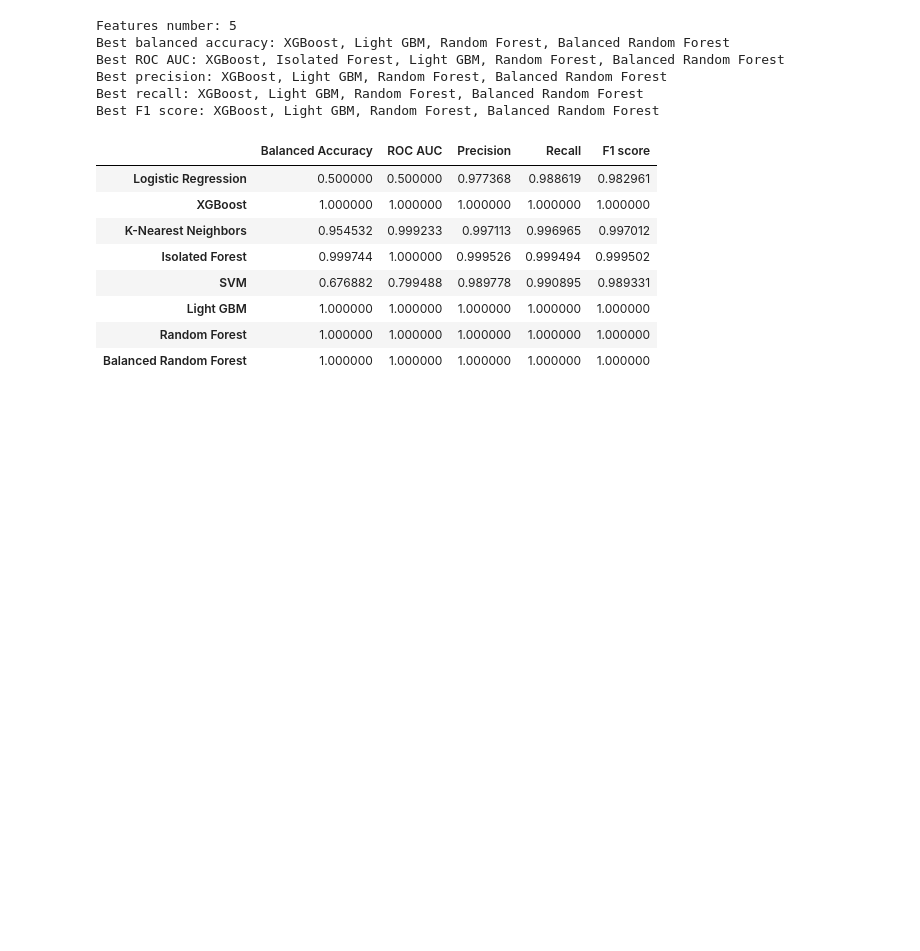
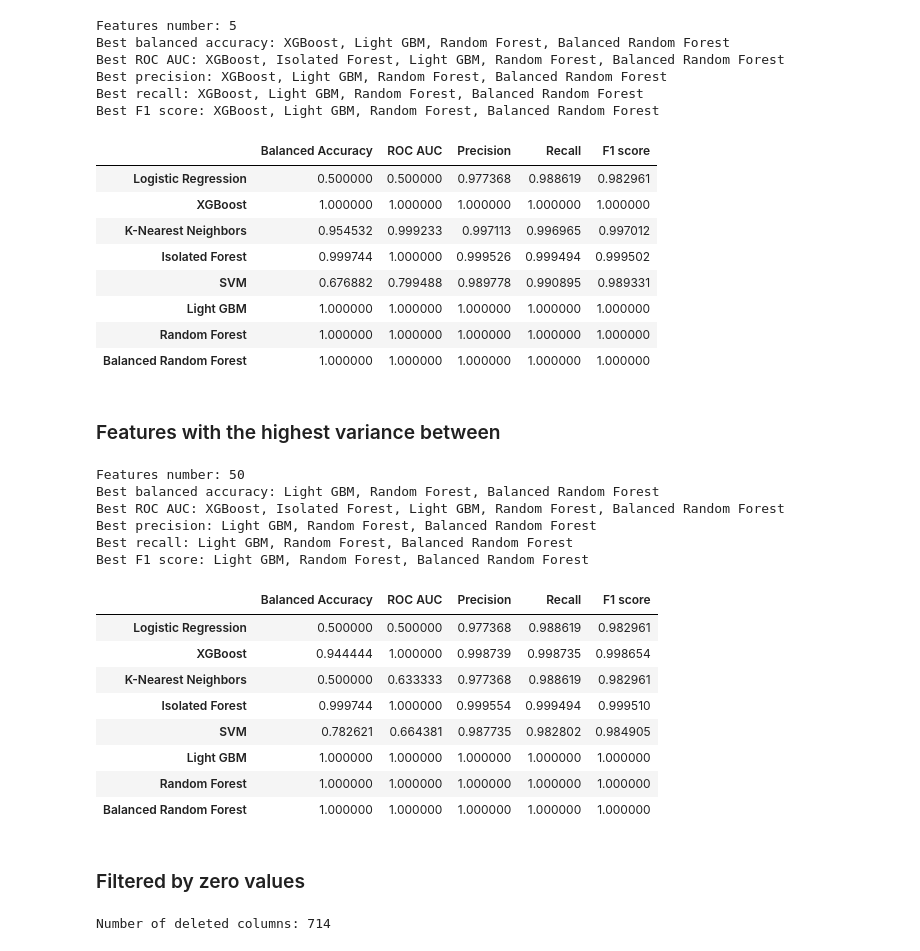
Before and after one commit to melehean/CTC-Detection, a Jupyter notebook: compare_models_by_type_t1_dataset.ipynb, the cells around one changed output. Drawn from its saved outputs; the diff is of its cells as text; code cells hidden in the pictures; blank space fills up the shorter version.

```diff
--- a/compare_models_by_type_t1_dataset.ipynb
+++ b/compare_models_by_type_t1_dataset.ipynb
@@ -454,3 +454,48 @@ Best F1 score: XGBoost, Light GBM, Random Forest, Balanced Random Forest
 | Light GBM | 1.000000 | 1.000000 | 1.000000 | 1.000000 | 1.000000 |
 | Random Forest | 1.000000 | 1.000000 | 1.000000 | 1.000000 | 1.000000 |
 | Balanced Random Forest | 1.000000 | 1.000000 | 1.000000 | 1.000000 | 1.000000 |
+# %% [markdown]
+### Features with the highest variance between
+# %%
+variance_between_features = pd.read_csv("features/regular_variance_between.csv", index_col=0)
+variance_between_features.sort_values(by="feature_importance_vals", ascending=False)
+
+variance_between_train_data = train_data[variance_between_features.index[:50]]
+variance_between_test_data = test_data[variance_between_features.index[:50]]
+run_all_models(classifiers, names, variance_between_train_data, train_true_results, variance_between_test_data, test_true_results)
+# %% [output]
+Features number: 50
+Best balanced accuracy: Light GBM, Random Forest, Balanced Random Forest
+Best ROC AUC: XGBoost, Isolated Forest, Light GBM, Random Forest, Balanced Random Forest
+Best precision: Light GBM, Random Forest, Balanced Random Forest
+Best recall: Light GBM, Random Forest, Balanced Random Forest
+Best F1 score: Light GBM, Random Forest, Balanced Random Forest
+|  | Balanced Accuracy | ROC AUC | Precision | Recall | F1 score |
+| Logistic Regression | 0.500000 | 0.500000 | 0.977368 | 0.988619 | 0.982961 |
+| XGBoost | 0.944444 | 1.000000 | 0.998739 | 0.998735 | 0.998654 |
+| K-Nearest Neighbors | 0.500000 | 0.633333 | 0.977368 | 0.988619 | 0.982961 |
+| Isolated Forest | 0.999744 | 1.000000 | 0.999554 | 0.999494 | 0.999510 |
+| SVM | 0.782621 | 0.664381 | 0.987735 | 0.982802 | 0.984905 |
+| Light GBM | 1.000000 | 1.000000 | 1.000000 | 1.000000 | 1.000000 |
+| Random Forest | 1.000000 | 1.000000 | 1.000000 | 1.000000 | 1.000000 |
+| Balanced Random Forest | 1.000000 | 1.000000 | 1.000000 | 1.000000 | 1.000000 |
+# %% [markdown]
+### Filtered by zero values
+# %%
+healthy_cells_train_indices = np.where(train_true_results == 0)[0]
+healthy_train_data = train_data.iloc[healthy_cells_train_indices]
+
+filtered_by_zero_values_train_data = train_data
+filtered_by_zero_values_test_data = test_data
+number_of_deleted_columns = 0
+
+for (columnName, columnData) in train_data.iteritems():
+    num_of_zero_values = (train_data.iloc[healthy_cells_train_indices][columnName]==0).sum()
+    if num_of_zero_values > 0.97*len(train_data[columnName]):
+        filtered_by_zero_values_train_data.drop(columns=[columnName], axis=1, inplace=True)
+        filtered_by_zero_values_test_data.drop(columns=[columnName], axis=1, inplace=True)
+        number_of_deleted_columns += 1
+
+print(f'Number of deleted columns: {number_of_deleted_columns}')
+# %% [output]
+Number of deleted columns: 714
```
Also changed, not shown: parts of 1 cell of this notebook, 3 other files.
